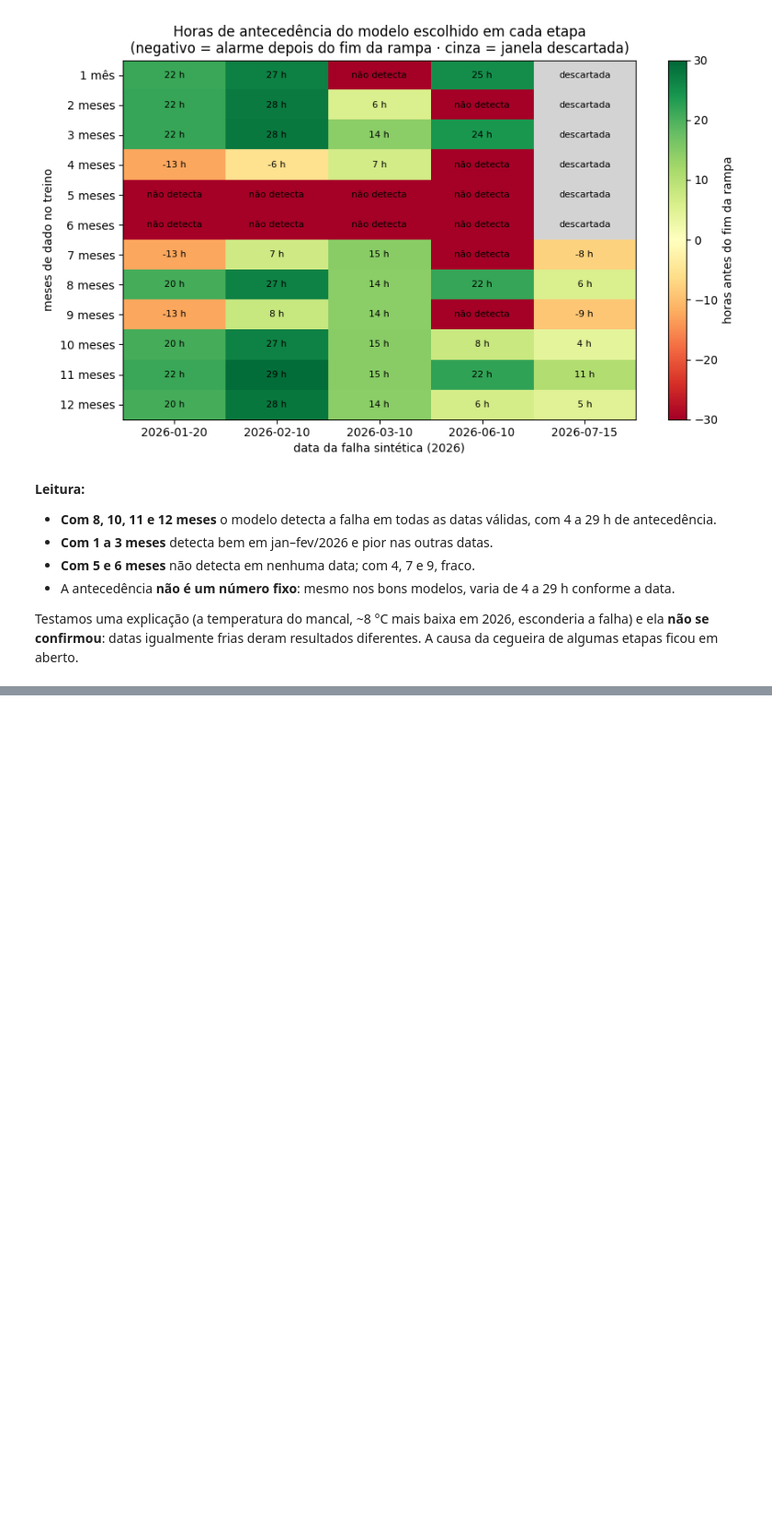
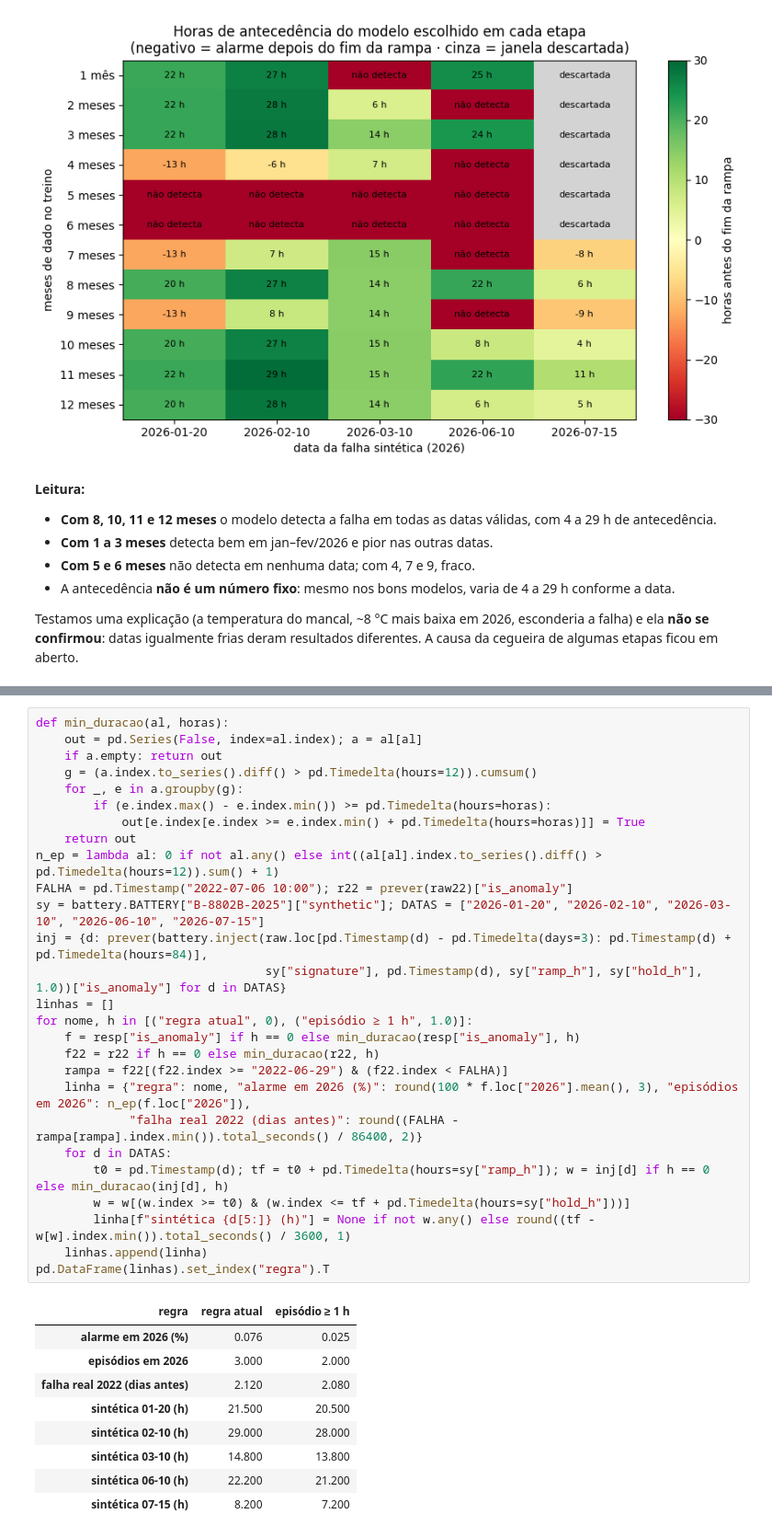
Before and after one commit to SIMPred-Petrobras/transpetro-models, a Jupyter notebook: notebooks/drift/retreino_acumulativo_explicado_B-8802B.ipynb, the cells around one changed output, grey strips where cells are left out. Shown at 92% size. Cells and saved outputs as stored; diff of their text form; blank space fills up the shorter version.

```diff
--- a/notebooks/drift/retreino_acumulativo_explicado_B-8802B.ipynb
+++ b/notebooks/drift/retreino_acumulativo_explicado_B-8802B.ipynb
@@ -214,0 +262,37 @@ confirmou**: datas igualmente frias deram resultados diferentes. A causa da cegu
+# %%
+def min_duracao(al, horas):
+    out = pd.Series(False, index=al.index); a = al[al]
+    if a.empty: return out
+    g = (a.index.to_series().diff() > pd.Timedelta(hours=12)).cumsum()
+    for _, e in a.groupby(g):
+        if (e.index.max() - e.index.min()) >= pd.Timedelta(hours=horas):
+            out[e.index[e.index >= e.index.min() + pd.Timedelta(hours=horas)]] = True
+    return out
+n_ep = lambda al: 0 if not al.any() else int((al[al].index.to_series().diff() > pd.Timedelta(hours=12)).sum() + 1)
+FALHA = pd.Timestamp("2022-07-06 10:00"); r22 = prever(raw22)["is_anomaly"]
+sy = battery.BATTERY["B-8802B-2025"]["synthetic"]; DATAS = ["2026-01-20", "2026-02-10", "2026-03-10", "2026-06-10", "2026-07-15"]
+inj = {d: prever(battery.inject(raw.loc[pd.Timestamp(d) - pd.Timedelta(days=3): pd.Timestamp(d) + pd.Timedelta(hours=84)],
+                                sy["signature"], pd.Timestamp(d), sy["ramp_h"], sy["hold_h"], 1.0))["is_anomaly"] for d in DATAS}
+linhas = []
+for nome, h in [("regra atual", 0), ("episódio ≥ 1 h", 1.0)]:
+    f = resp["is_anomaly"] if h == 0 else min_duracao(resp["is_anomaly"], h)
+    f22 = r22 if h == 0 else min_duracao(r22, h)
+    rampa = f22[(f22.index >= "2022-06-29") & (f22.index < FALHA)]
+    linha = {"regra": nome, "alarme em 2026 (%)": round(100 * f.loc["2026"].mean(), 3), "episódios em 2026": n_ep(f.loc["2026"]),
+             "falha real 2022 (dias antes)": round((FALHA - rampa[rampa].index.min()).total_seconds() / 86400, 2)}
+    for d in DATAS:
+        t0 = pd.Timestamp(d); tf = t0 + pd.Timedelta(hours=sy["ramp_h"]); w = inj[d] if h == 0 else min_duracao(inj[d], h)
+        w = w[(w.index >= t0) & (w.index <= tf + pd.Timedelta(hours=sy["hold_h"]))]
+        linha[f"sintética {d[5:]} (h)"] = None if not w.any() else round((tf - w[w].index.min()).total_seconds() / 3600, 1)
+    linhas.append(linha)
+pd.DataFrame(linhas).set_index("regra").T
+# %% [output]
+| regra | regra atual | episódio ≥ 1 h |
+| alarme em 2026 (%) | 0.076 | 0.025 |
+| episódios em 2026 | 3.000 | 2.000 |
+| falha real 2022 (dias antes) | 2.120 | 2.080 |
+| sintética 01-20 (h) | 21.500 | 20.500 |
+| sintética 02-10 (h) | 29.000 | 28.000 |
+| sintética 03-10 (h) | 14.800 | 13.800 |
+| sintética 06-10 (h) | 22.200 | 21.200 |
+| sintética 07-15 (h) | 8.200 | 7.200 |
```
Also changed, not shown: parts of 5 cells of this notebook.
